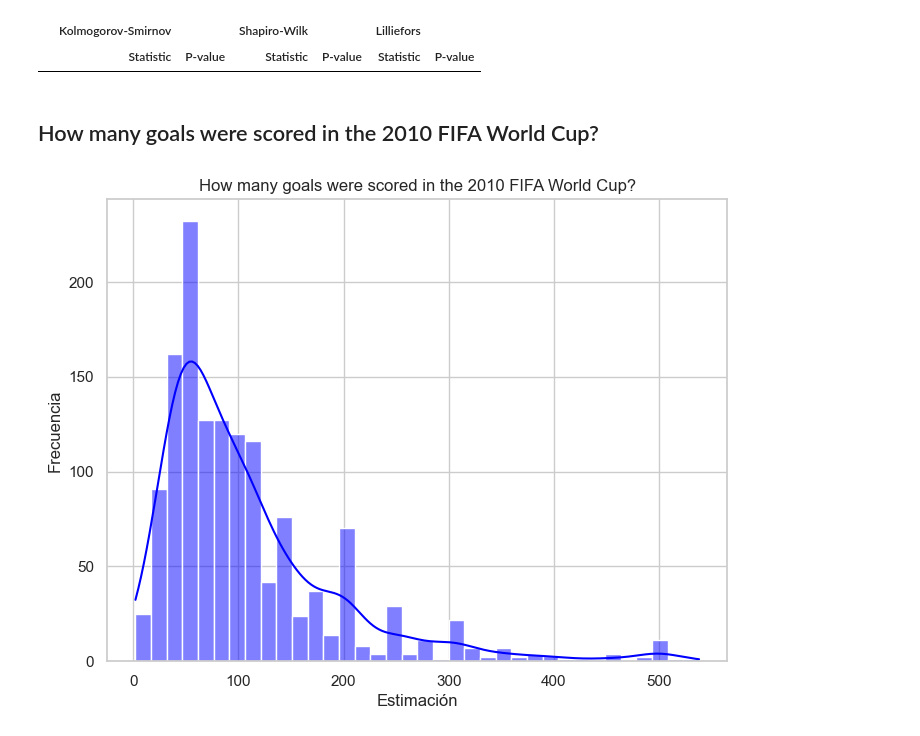
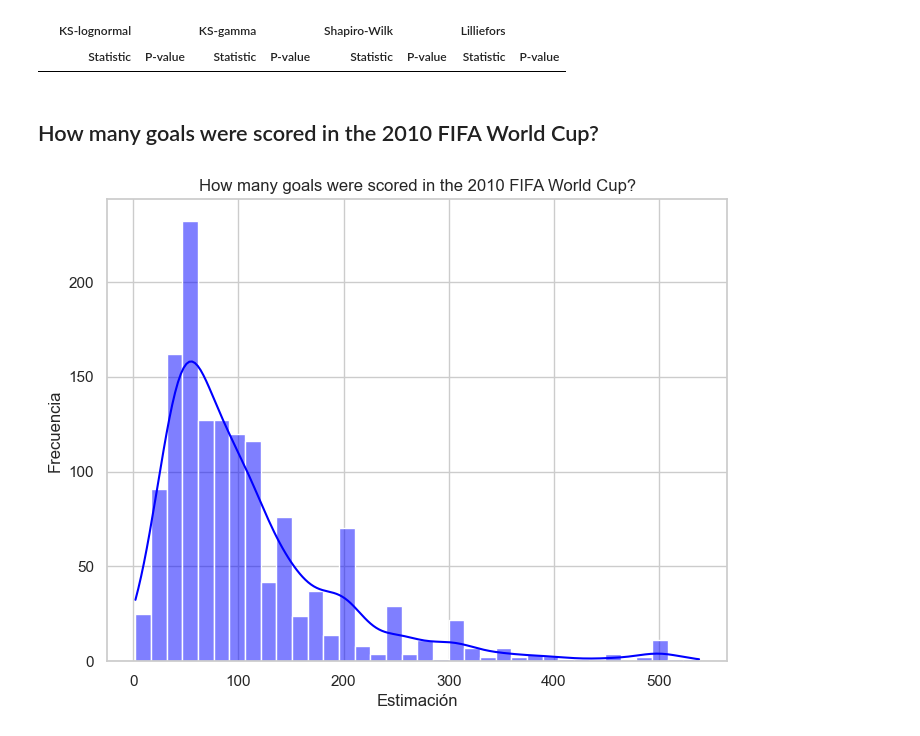
Before and after one commit to fedeegiorgi/proyecto-final, a Jupyter notebook: src/distribucion/analisis_data_navajas.ipynb, the cells around one changed output. Drawn from its saved outputs; the diff is of its cells as text; code cells hidden in the pictures.

```diff
--- a/src/distribucion/analisis_data_navajas.ipynb
+++ b/src/distribucion/analisis_data_navajas.ipynb
@@ -15,18 +15,20 @@ oil_barrel = pd.read_csv("../../data/to_np_csv/OIL_BARREL.csv")
 sns.set(style="whitegrid")
 # %%
 summary = pd.DataFrame(columns=pd.MultiIndex.from_tuples([
-    ('Kolmogorov-Smirnov', 'Statistic'),
-    ('Kolmogorov-Smirnov', 'P-value'),
+    ('KS-lognormal', 'Statistic'),
+    ('KS-lognormal', 'P-value'),
+    ('KS-gamma', 'Statistic'),
+    ('KS-gamma', 'P-value'),
     ('Shapiro-Wilk', 'Statistic'),
     ('Shapiro-Wilk', 'P-value'),
     ('Lilliefors', 'Statistic'),
     ('Lilliefors', 'P-value'),
 ]))
 
 summary
 # %% [output]
-|  | Kolmogorov-Smirnov |  | Shapiro-Wilk |  | Lilliefors |  |
-|  | Statistic | P-value | Statistic | P-value | Statistic | P-value |
+|  | KS-lognormal |  | KS-gamma |  | Shapiro-Wilk |  | Lilliefors |  |
+|  | Statistic | P-value | Statistic | P-value | Statistic | P-value | Statistic | P-value |
 # %% [markdown]
 ## How many goals were scored in the 2010 FIFA World Cup?
 # %%
```
Also changed, not shown: parts of 44 cells of this notebook, 8 other files.
